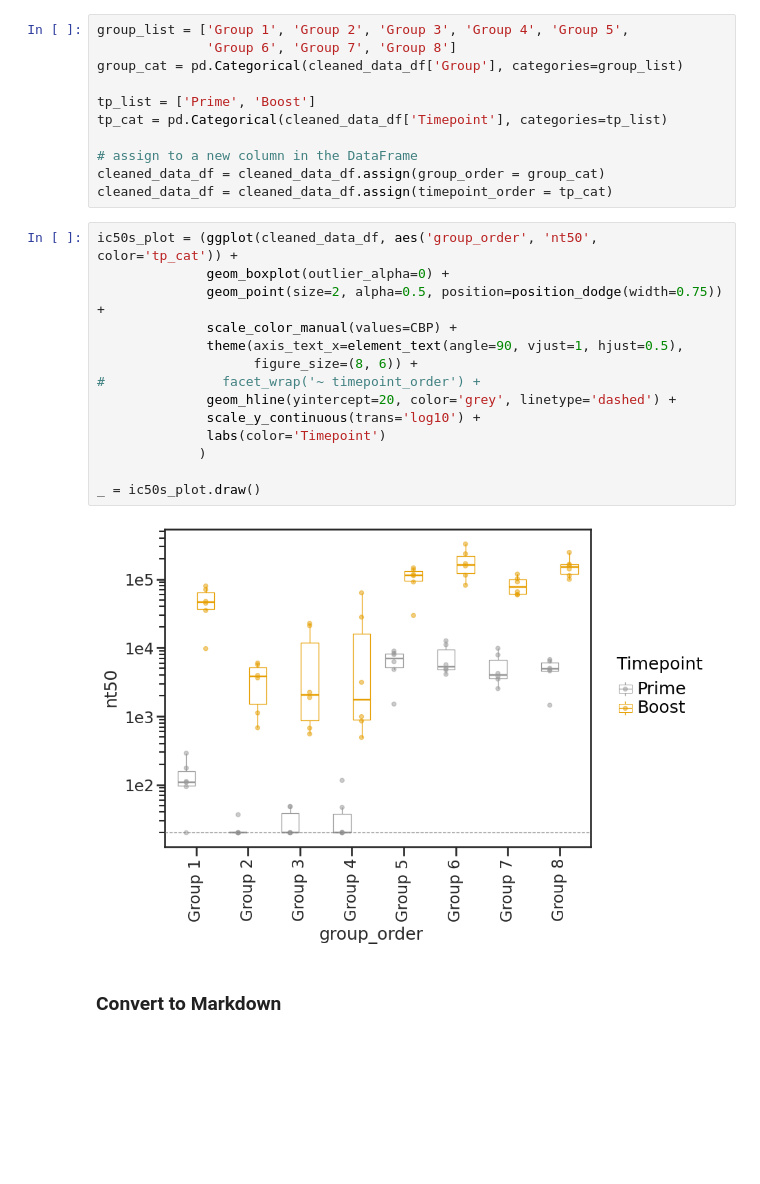
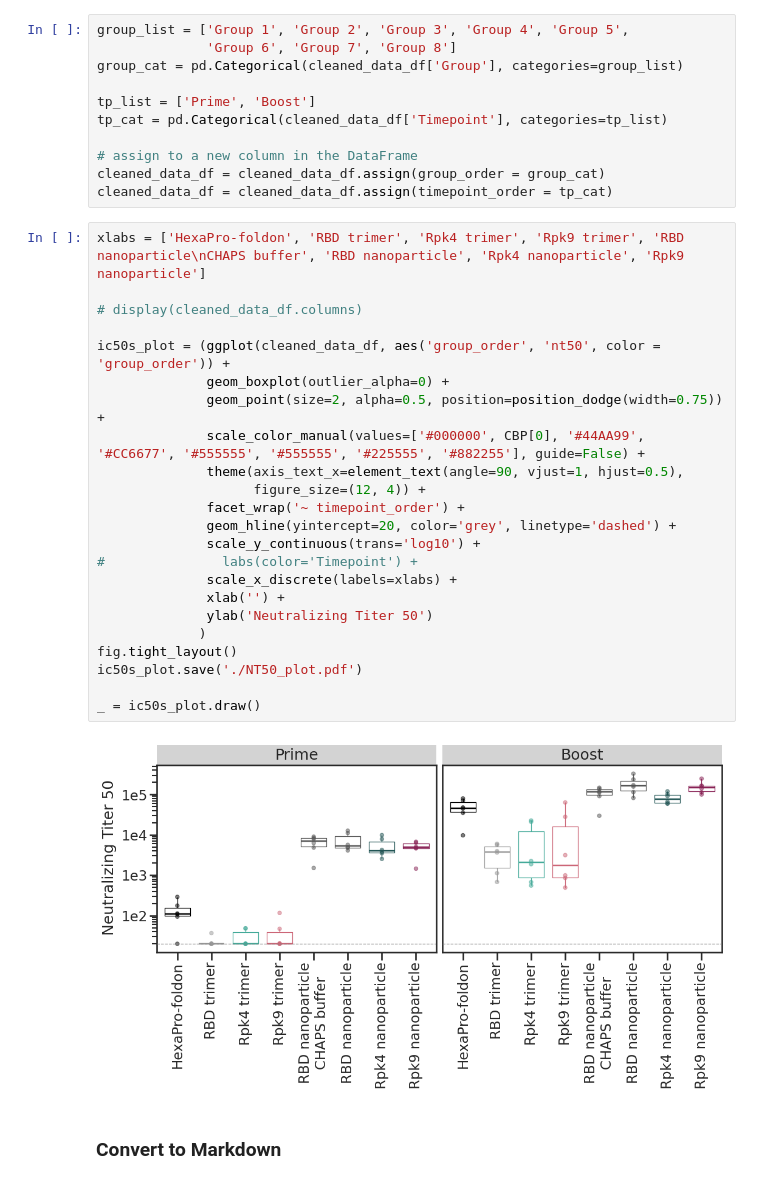
Before and after one commit to jbloomlab/RBD_nanoparticle_vaccine, a Jupyter notebook: MouseNeuts.ipynb, the cells around one changed output. Cells and saved outputs as stored; diff of their text form; blank space fills up the shorter version.

Commit message:
update notebook plot

```diff
--- a/MouseNeuts.ipynb
+++ b/MouseNeuts.ipynb
@@ -501,21 +501,30 @@ tp_cat = pd.Categorical(cleaned_data_df['Timepoint'], categories=tp_list)
 cleaned_data_df = cleaned_data_df.assign(group_order = group_cat)
 cleaned_data_df = cleaned_data_df.assign(timepoint_order = tp_cat)
 # %%
-ic50s_plot = (ggplot(cleaned_data_df, aes('group_order', 'nt50', color='tp_cat')) +
+xlabs = ['HexaPro-foldon', 'RBD trimer', 'Rpk4 trimer', 'Rpk9 trimer', 'RBD nanoparticle\nCHAPS buffer', 'RBD nanoparticle', 'Rpk4 nanoparticle', 'Rpk9 nanoparticle']
+
+# display(cleaned_data_df.columns)
+
+ic50s_plot = (ggplot(cleaned_data_df, aes('group_order', 'nt50', color = 'group_order')) +
               geom_boxplot(outlier_alpha=0) +
               geom_point(size=2, alpha=0.5, position=position_dodge(width=0.75)) +
-              scale_color_manual(values=CBP) +
+              scale_color_manual(values=['#000000', CBP[0], '#44AA99', '#CC6677', '#555555', '#555555', '#225555', '#882255'], guide=False) +
               theme(axis_text_x=element_text(angle=90, vjust=1, hjust=0.5),
-                    figure_size=(8, 6)) +
-#               facet_wrap('~ timepoint_order') +
+                    figure_size=(12, 4)) +
+              facet_wrap('~ timepoint_order') +
               geom_hline(yintercept=20, color='grey', linetype='dashed') +
               scale_y_continuous(trans='log10') +
-              labs(color='Timepoint')
+#               labs(color='Timepoint') +
+              scale_x_discrete(labels=xlabs) +
+              xlab('') +
+              ylab('Neutralizing Titer 50')
              )
+fig.tight_layout()
+ic50s_plot.save('./NT50_plot.pdf')
 
 _ = ic50s_plot.draw()
 # %% [output]
-[figure, old version]
+[figure, new version]
 # %% [markdown]
 ### Convert to Markdown
 # %%
```
Also changed, not shown: parts of 1 cell of this notebook, 2 other files.
